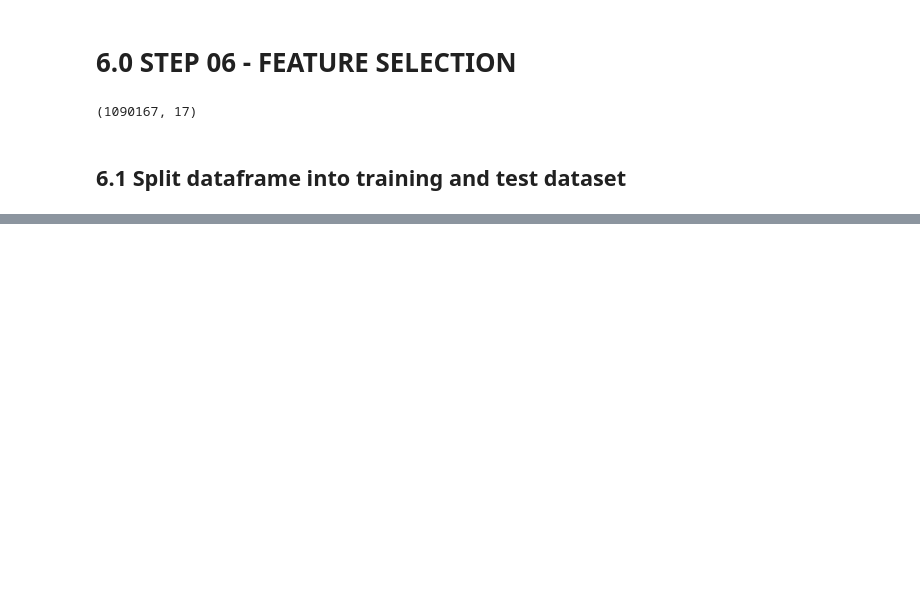
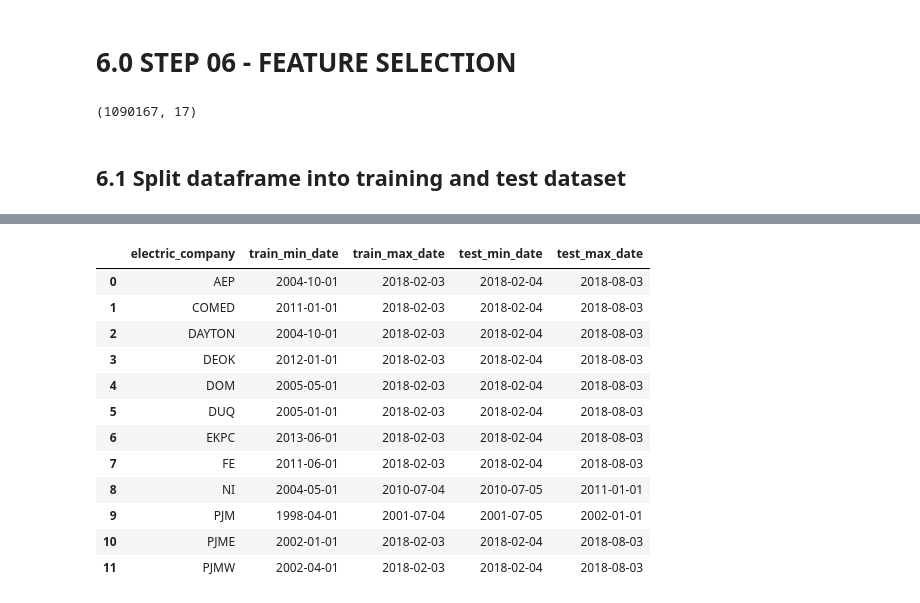
Before and after one commit to panambY/Hourly_Energy_Consumption, a Jupyter notebook: Hourly_Energy_Consumption.ipynb, the cells around one changed output, grey strips where cells are left out. Cells and saved outputs as stored; diff of their text form; code cells hidden in the pictures; blank space fills up the shorter version.

```diff
--- a/Hourly_Energy_Consumption.ipynb
+++ b/Hourly_Energy_Consumption.ipynb
@@ -738,4 +767,0 @@ df6.shape
-# %%
-dataset =[]
-for i in df6['electric_company'].unique():
-    dataset.append( [i, df6[df6['electric_company']==i]['date'].min(), df6[df6['electric_company']==i]['date'].max()] )
@@ -757,0 +768,14 @@ pd.DataFrame( columns=[ 'electric_company', 'min_date', 'max_date' ], data=datas
+# %%
+# Since we do not have the same minimum and maximum dates for all electrical companies, I will stipulate the minimum and maximum cutoffs for test and training dates for each one.
+# Rules:
+# - min_date <= TRAIN DATA < cut_date (max_date - 6 months)
+# - cut_date (max_date - 6 months) <= TEST DATA <= max_date
+
+# Determine the cutoff date at each electrical company.
+cut_date =[]
+for i in df6['electric_company'].unique():
+    cut_date.append( [ i, df6[df6['electric_company']==i]['date'].max() - datetime.timedelta( days=6*30 ) ] )
+
+# Creating de dataframe to better visualize.
+cd = pd.DataFrame( columns=[ 'electric_company', 'cut_date' ], data=cut_date )
+cd
@@ -757,0 +796,56 @@ pd.DataFrame( columns=[ 'electric_company', 'min_date', 'max_date' ], data=datas
+# %%
+# training dataset
+X_train = df6[ ( ( (df6['electric_company']=='AEP')
+                 | (df6['electric_company']=='COMED')
+                 | (df6['electric_company']=='DAYTON')
+                 | (df6['electric_company']=='DEOK')
+                 | (df6['electric_company']=='DOM')
+                 | (df6['electric_company']=='DUQ')
+                 | (df6['electric_company']=='EKPC')
+                 | (df6['electric_company']=='FE')
+                 | (df6['electric_company']=='PJME')
+                 | (df6['electric_company']=='PJMW') ) & (df6['date'] < '2018-02-04') )
+                 | (df6['electric_company']=='NI') & (df6['date'] < '2010-07-05')
+                 | (df6['electric_company']=='PJM') & (df6['date'] < '2001-07-05') ]
+
+y_train = X_train['mw_energy_consumption']
+
+# test dataset
+X_test = df6[ ( ( (df6['electric_company']=='AEP')
+                 | (df6['electric_company']=='COMED')
+                 | (df6['electric_company']=='DAYTON')
+                 | (df6['electric_company']=='DEOK')
+                 | (df6['electric_company']=='DOM')
+                 | (df6['electric_company']=='DUQ')
+                 | (df6['electric_company']=='EKPC')
+                 | (df6['electric_company']=='FE')
+                 | (df6['electric_company']=='PJME')
+                 | (df6['electric_company']=='PJMW') ) & (df6['date'] >= '2018-02-04') )
+                 | (df6['electric_company']=='NI') & (df6['date'] >= '2010-07-05')
+                 | (df6['electric_company']=='PJM') & (df6['date'] >= '2001-07-05') ]
+
+y_test = X_test['mw_energy_consumption']
+
+# Determine the train min and max date & test min and max date.
+train_test =[]
+for i in df6['electric_company'].unique():
+    train_test.append( [ i, X_train[X_train['electric_company']==i]['date'].min(), X_train[X_train['electric_company']==i]['date'].max(),
+                        X_test[X_test['electric_company']==i]['date'].min(), X_test[X_test['electric_company']==i]['date'].max() ] )
+
+# Creating de dataframe to better visualize.
+tt = pd.DataFrame( columns=[ 'electric_company', 'train_min_date', 'train_max_date', 'test_min_date', 'test_max_date' ], data=train_test )
+tt
+# %% [output]
+|  | electric_company | train_min_date | train_max_date | test_min_date | test_max_date |
+| 0 | AEP | 2004-10-01 | 2018-02-03 | 2018-02-04 | 2018-08-03 |
+| 1 | COMED | 2011-01-01 | 2018-02-03 | 2018-02-04 | 2018-08-03 |
+| 2 | DAYTON | 2004-10-01 | 2018-02-03 | 2018-02-04 | 2018-08-03 |
+| 3 | DEOK | 2012-01-01 | 2018-02-03 | 2018-02-04 | 2018-08-03 |
+| 4 | DOM | 2005-05-01 | 2018-02-03 | 2018-02-04 | 2018-08-03 |
+| 5 | DUQ | 2005-01-01 | 2018-02-03 | 2018-02-04 | 2018-08-03 |
+| 6 | EKPC | 2013-06-01 | 2018-02-03 | 2018-02-04 | 2018-08-03 |
+| 7 | FE | 2011-06-01 | 2018-02-03 | 2018-02-04 | 2018-08-03 |
+| 8 | NI | 2004-05-01 | 2010-07-04 | 2010-07-05 | 2011-01-01 |
+| 9 | PJM | 1998-04-01 | 2001-07-04 | 2001-07-05 | 2002-01-01 |
+| 10 | PJME | 2002-01-01 | 2018-02-03 | 2018-02-04 | 2018-08-03 |
+| 11 | PJMW | 2002-04-01 | 2018-02-03 | 2018-02-04 | 2018-08-03 |
```
Also changed, not shown: parts of 16 cells of this notebook.
